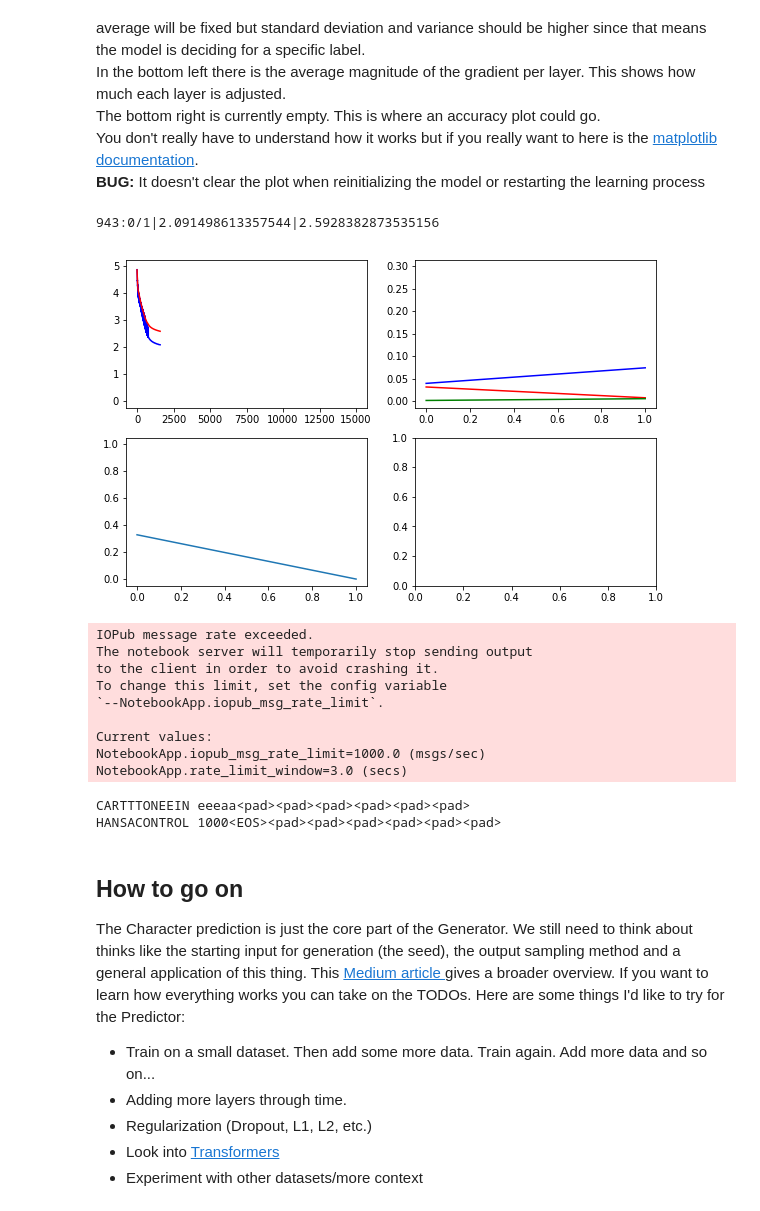
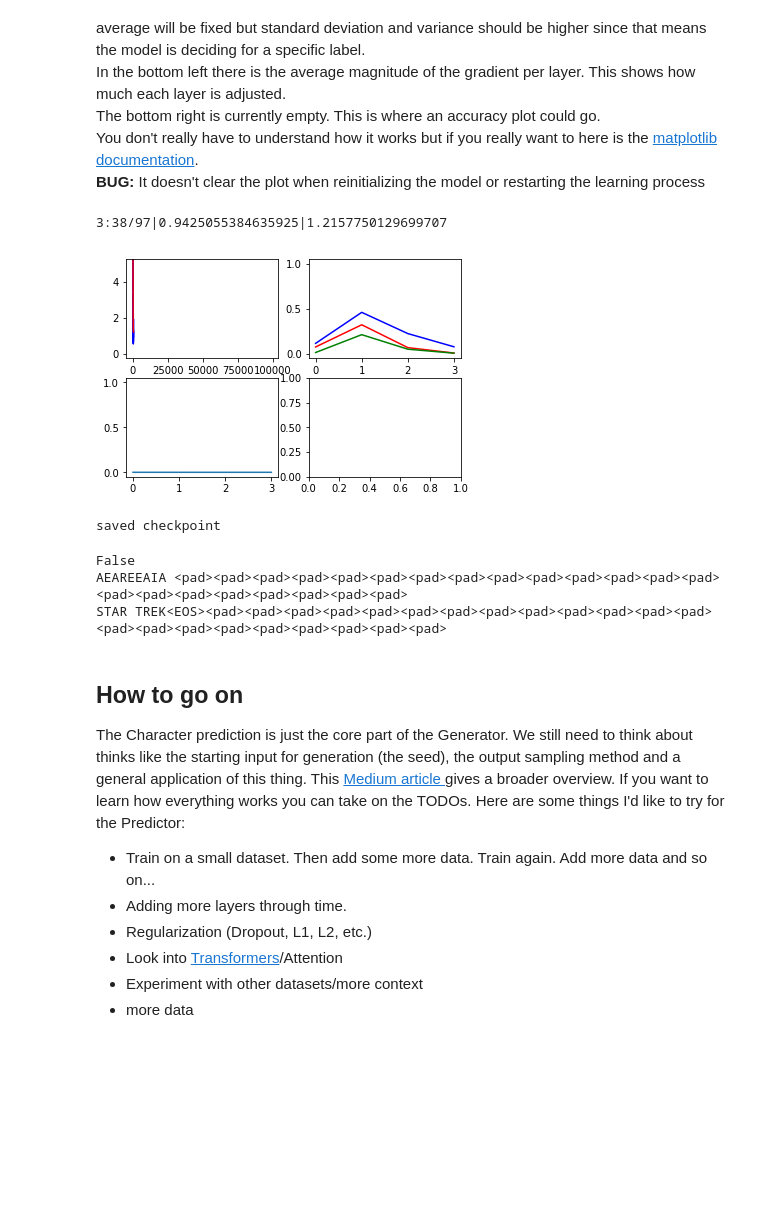
Before and after one commit to Xnartharax/MachineLearning-experiments, a Jupyter notebook: TrademarkGenerator.ipynb, the cells around one changed output. Drawn from its saved outputs; the diff is of its cells as text; code cells hidden in the pictures; blank space fills up the shorter version.

```diff
--- a/TrademarkGenerator.ipynb
+++ b/TrademarkGenerator.ipynb
@@ -102,6 +103,6 @@ def get_batch(features, targets, i, n_batches):
     batch_features = sorted(features[i*batch_len:(i+1)*batch_len], key=lambda x: len(x), reverse=True)
     batch_targets = sorted(targets[i*batch_len:(i+1)*batch_len], key=lambda x: len(x), reverse=True)
 
-    return (pack_sequence([torch.tensor(seq, dtype=torch.float32).view(-1, len(alphabet))\
+    return (pad_sequence([torch.tensor(seq, dtype=torch.float32).view(-1, len(alphabet))\
                                         for seq in batch_features]),\
             pad_sequence([torch.tensor(target) for target in batch_targets]), len(batch_features))
@@ -276,7 +306,7 @@ class CharPredictor(nn.Module):
 ## Pre-Training definitions
 Structure definition an model initialization should be clear.
 # %%
-model = CharPredictor((len(alphabet), 100, len(alphabet)))
+model = CharPredictor((len(alphabet), 200, 500, 200, len(alphabet)))
 # %% [markdown]
 ## Training Parameters
 Here we choose Optimizer, Loss function and number of epochs and batches
@@ -290,11 +320,13 @@ The batches are set to have roughly 200 data points each and the epochs are far
 # %%
-optim = torch.optim.Adam(model.parameters(), lr=0.005)
-lossweight = torch.ones(len(alphabet))
-lossweight[-2:] = 0.1 # <EOS> and <SOS>
-lossweight[0] = 0.1 # <pad>
+optim = torch.optim.Adam(model.parameters(), lr=0.001)
+occurencies = [everything.count(char)for char in alphabet[1:-2]]
+occurencies = [occ if occ>10 else 100000 for occ in occurencies] # a 1 causes the inverse log to be infinite and we dont want the rare letters in there
+weights = [torch.tensor([len(seq) for seq in features], dtype=torch.float).mean().item()*len(features)]\
+        + occurencies + [0, len(features)]
+lossweight = 1/torch.log(torch.tensor(weights))
 loss_func = nn.NLLLoss(weight = lossweight)
 epochs = 1000
-n_batches = 15
+n_batches = 99
 def criterion(y_hat, y):
     main_loss = loss_func(torch.log(y_hat).view(-1, len(alphabet)), y.view(-1))
     loss = main_loss# + weight_punishment**0.0002 + 1*0.000001/y_hat.var()
@@ -310,41 +342,38 @@ You don't really have to understand how it works but if you really want to here
 # %%
 fig, ((lax, aax), (gax, accax)) = plt.subplots(ncols=2, nrows=2)
 plots = {
     "fig":fig,
-    "activations":aax.plot([0, len(model.structure)-2], [0, 0.3], "r")[0],
-    "stds":aax.plot([0, len(model.structure)-2], [0, 0.1], "b")[0],
-    "variances":aax.plot([0, len(model.structure)-2], [0, 0.1], "g")[0],
+    "activations":aax.plot([0, len(model.structure)-2], [0, 1], "r")[0],
+    "stds":aax.plot([0, len(model.structure)-2], [0, 1], "b")[0],
+    "variances":aax.plot([0, len(model.structure)-2], [0, 1], "g")[0],
     "loss":lax.plot([0, epochs*n_batches], [0, 5], "b")[0],
-    "eval_loss":lax.plot([0, epochs*n_batches], [0, 5], "r")[0],
+    "eval_loss":lax.plot([0, epochs*n_batches], [0,  5], "r")[0],
     "grads":gax.plot([0, len(model.structure)-2], [0, 1])[0],
 #     "accuracy":accax.plot([0, epochs*n_batches], [0, 1])
 }
-model.train(features[100:1000], targets[100:1000], features[:100], targets[:100], epochs, n_batches, optim, criterion, plots=plots)
+model.train()
+model.fit(features[100:10000], targets[100:10000], features[:100], targets[:100], epochs, n_batches, optim, criterion, plots=plots)
 torch.save(model, "./good_try.pt")
 # %% [output]
-943:0/1|2.091498613357544|2.5928382873535156
+3:38/97|0.9425055384635925|1.2157750129699707
-[figure, old version]
+[figure, new version]
-IOPub message rate exceeded.
-The notebook server will temporarily stop sending output
-to the client in order to avoid crashing it.
-To change this limit, set the config variable
-`--NotebookApp.iopub_msg_rate_limit`.
-
-Current values:
-NotebookApp.iopub_msg_rate_limit=1000.0 (msgs/sec)
-NotebookApp.rate_limit_window=3.0 (secs)
+saved checkpoint
 # %%
-ins, target, batch_len = get_batch(features, targets, 15, 1000)
+ins, target, batch_len = get_batch(features, targets, 110, 1000)
+model.eval()
+print(model.training)
 print(decode_sequence(model(ins, batch_size=10)[:, 2, :]))
 print(decode_target_seq(target[:, 2]))
 # %% [output]
-CARTTTONEEIN eeeaa<pad><pad><pad><pad><pad><pad>
-HANSACONTROL 1000<EOS><pad><pad><pad><pad><pad><pad>
+False
+AEAREEAIA <pad><pad><pad><pad><pad><pad><pad><pad><pad><pad><pad><pad><pad><pad><pad><pad><pad><pad><pad><pad><pad><pad>
+STAR TREK<EOS><pad><pad><pad><pad><pad><pad><pad><pad><pad><pad><pad><pad><pad><pad><pad><pad><pad><pad><pad><pad><pad><pad>
 # %% [markdown]
 ## How to go on
 The Character prediction is just the core part of the Generator. We still need to think about thinks like the starting input for generation (the seed), the output sampling method and a general application of this thing. This [Medium article ](https://towardsdatascience.com/the-arti-canon-neural-text-generation-2a8f032c2a68) gives a broader overview. If you want to learn how everything works you can take on the TODOs. Here are some things I'd like to try for the Predictor:
 - Train on a small dataset. Then add some more data. Train again. Add more data and so on...
 - Adding more layers through time.
 - Regularization (Dropout, L1, L2, etc.)
-- Look into [Transformers](https://arxiv.org/pdf/1706.03762.pdf)
+- Look into [Transformers](https://arxiv.org/pdf/1706.03762.pdf)/Attention
 - Experiment with other datasets/more context
+- more data
```
Also changed, not shown: parts of 15 cells of this notebook, 2 other files.
